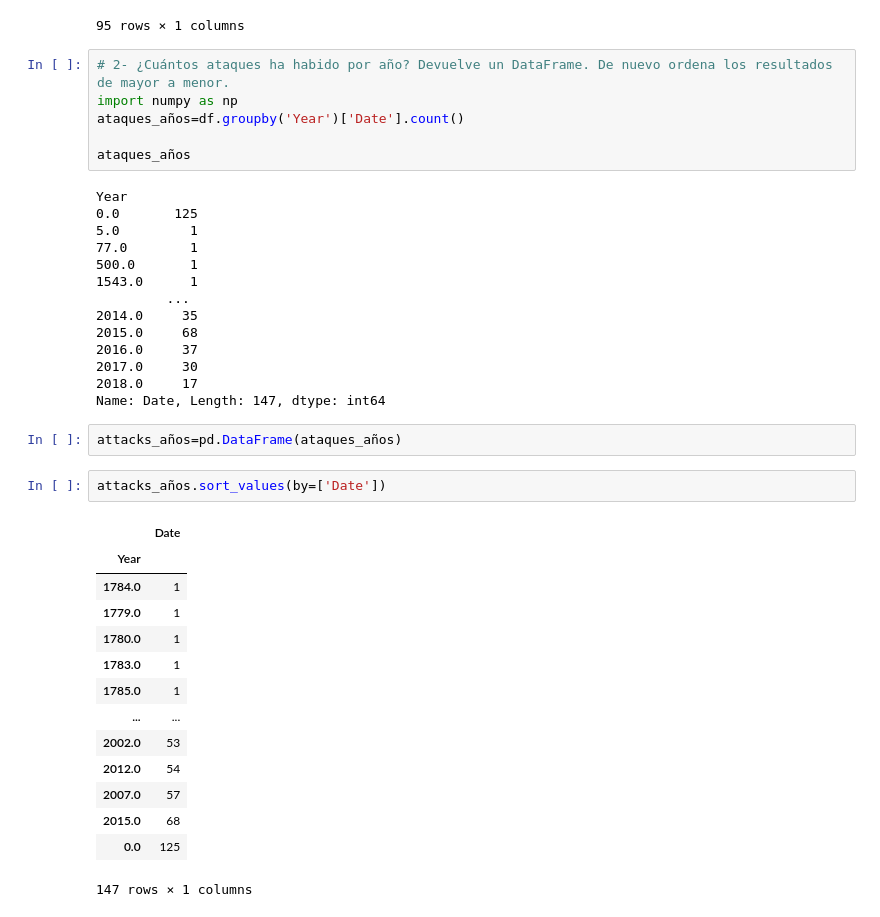
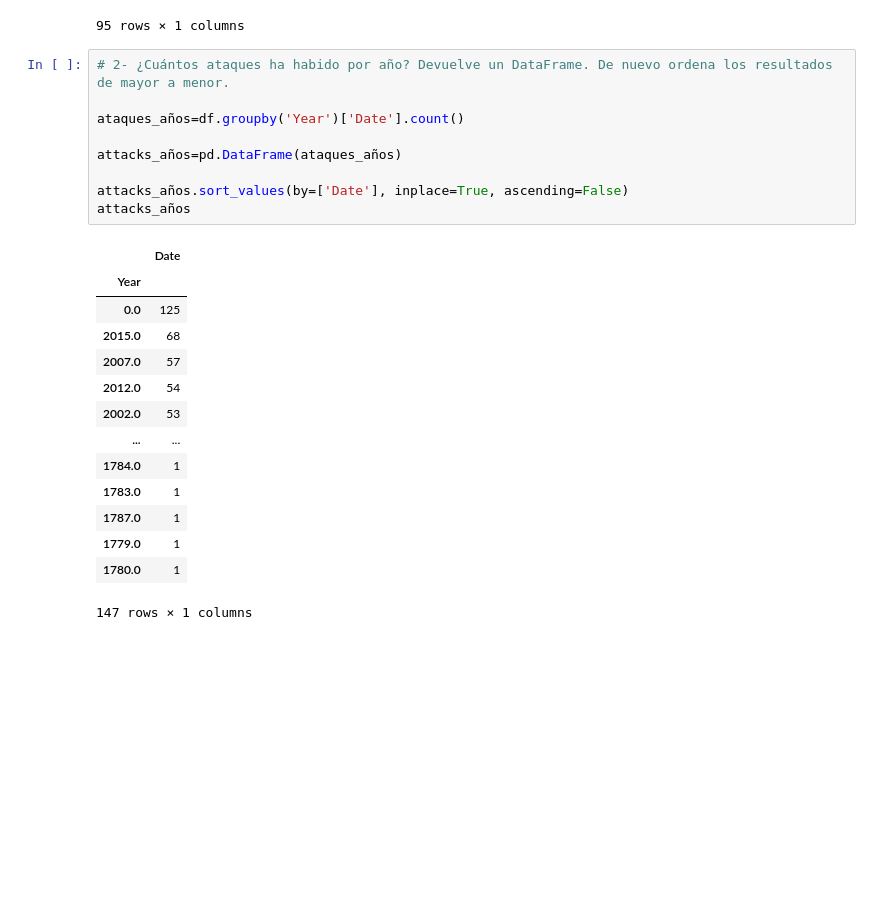
Before and after one commit to Adalab/DA-promo-b-modulo-2-sprint-1-Lara-Diana, a Jupyter notebook: Pandas/modulo-2-ejercicio-6-pandas-groupby.ipynb, the cells around one changed output. Drawn from its saved outputs; the diff is of its cells as text; blank space fills up the shorter version.

```diff
--- a/Pandas/modulo-2-ejercicio-6-pandas-groupby.ipynb
+++ b/Pandas/modulo-2-ejercicio-6-pandas-groupby.ipynb
@@ -76,41 +76,26 @@ atacks_country
 95 rows × 1 columns
 # %%
 # 2- ¿Cuántos ataques ha habido por año? Devuelve un DataFrame. De nuevo ordena los resultados de mayor a menor.
-import numpy as np
+
 ataques_años=df.groupby('Year')['Date'].count()
 
-ataques_años
+attacks_años=pd.DataFrame(ataques_años)
+
+attacks_años.sort_values(by=['Date'], inplace=True, ascending=False)
+attacks_años
 # %% [output]
+|  | Date |
+| Year |  |
+| 0.0 | 125 |
+| 2015.0 | 68 |
+| 2007.0 | 57 |
+| 2012.0 | 54 |
+| 2002.0 | 53 |
+| ... | ... |
+| 1784.0 | 1 |
+| 1783.0 | 1 |
+| 1787.0 | 1 |
+| 1779.0 | 1 |
+| 1780.0 | 1 |
-Year
-0.0       125
-5.0         1
-77.0        1
-500.0       1
-1543.0      1
-         ...
-2014.0     35
-2015.0     68
-2016.0     37
-2017.0     30
-2018.0     17
-Name: Date, Length: 147, dtype: int64
+147 rows × 1 columns
-# %%
-attacks_años=pd.DataFrame(ataques_años)
-# %%
-attacks_años.sort_values(by=['Date'])
-# %% [output]
-|  | Date |
-| Year |  |
-| 1784.0 | 1 |
-| 1779.0 | 1 |
-| 1780.0 | 1 |
-| 1783.0 | 1 |
-| 1785.0 | 1 |
-| ... | ... |
-| 2002.0 | 53 |
-| 2012.0 | 54 |
-| 2007.0 | 57 |
-| 2015.0 | 68 |
-| 0.0 | 125 |
-147 rows × 1 columns
 # %%
```
Also changed, not shown: parts of 10 cells of this notebook, 12 other files.
